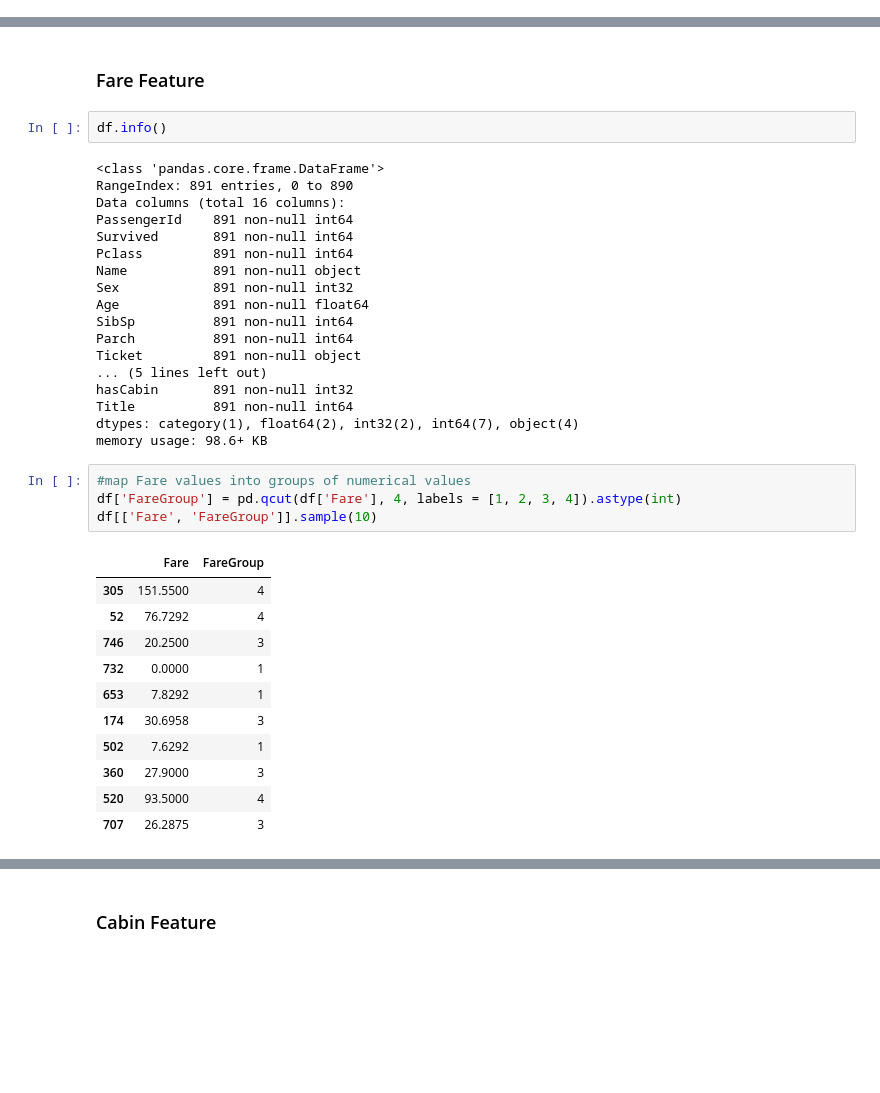
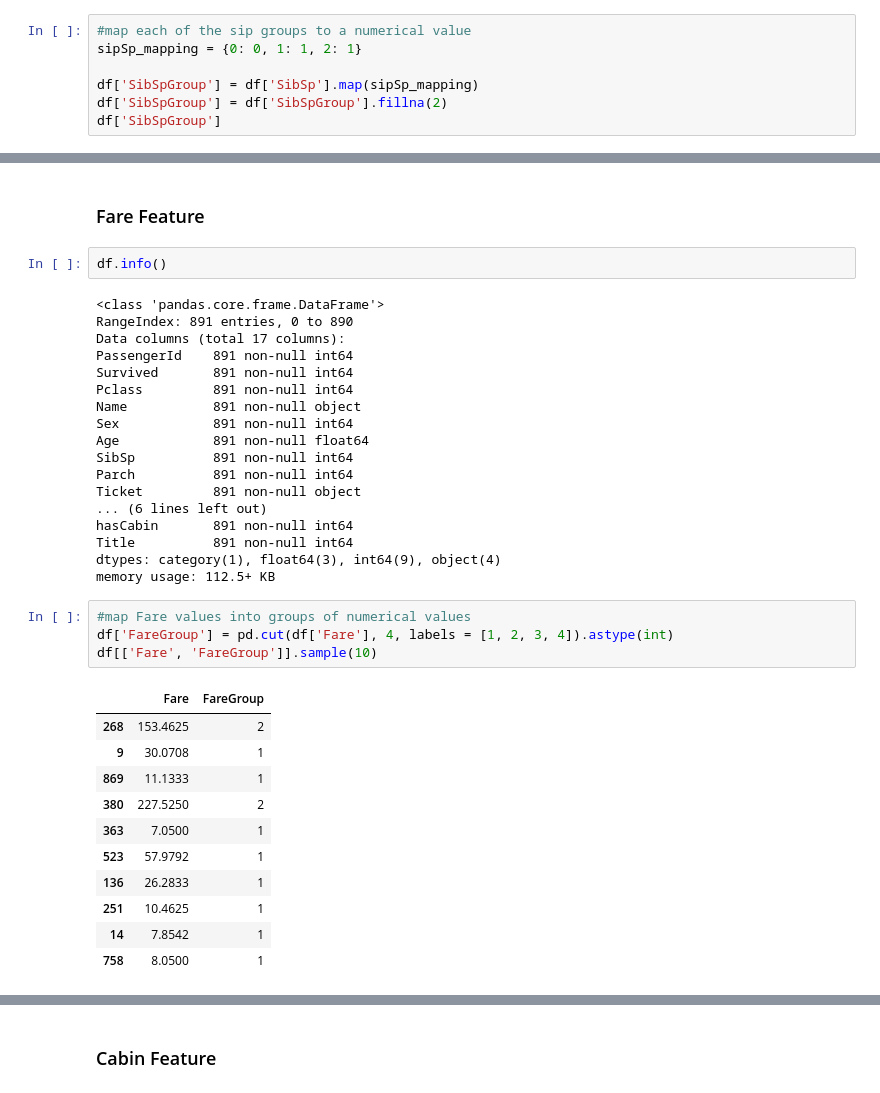
Before and after one commit to toon159/INT638, a Jupyter notebook: INT638.ipynb, the cells around one changed output, grey strips where cells are left out. Drawn from its saved outputs; the diff is of its cells as text; blank space fills up the shorter version.

```diff
--- a/INT638.ipynb
+++ b/INT638.ipynb
@@ -223,0 +224,7 @@ sns.barplot(df['SibSp'], df['Survived'], data=df)
+# %%
+#map each of the sip groups to a numerical value
+sipSp_mapping = {0: 0, 1: 1, 2: 1}
+
+df['SibSpGroup'] = df['SibSp'].map(sipSp_mapping)
+df['SibSpGroup'] = df['SibSpGroup'].fillna(2)
+df['SibSpGroup']
@@ -478,37 +514,37 @@ df.info()
 # %% [output]
 <class 'pandas.core.frame.DataFrame'>
 RangeIndex: 891 entries, 0 to 890
-Data columns (total 16 columns):
+Data columns (total 17 columns):
 PassengerId    891 non-null int64
 Survived       891 non-null int64
 Pclass         891 non-null int64
 Name           891 non-null object
-Sex            891 non-null int32
+Sex            891 non-null int64
 Age            891 non-null float64
 SibSp          891 non-null int64
 Parch          891 non-null int64
 Ticket         891 non-null object
-... (5 lines left out)
-hasCabin       891 non-null int32
+... (6 lines left out)
+hasCabin       891 non-null int64
 Title          891 non-null int64
-dtypes: category(1), float64(2), int32(2), int64(7), object(4)
-memory usage: 98.6+ KB
+dtypes: category(1), float64(3), int64(9), object(4)
+memory usage: 112.5+ KB
 # %%
 #map Fare values into groups of numerical values
-df['FareGroup'] = pd.qcut(df['Fare'], 4, labels = [1, 2, 3, 4]).astype(int)
+df['FareGroup'] = pd.cut(df['Fare'], 4, labels = [1, 2, 3, 4]).astype(int)
 df[['Fare', 'FareGroup']].sample(10)
 # %% [output]
 |  | Fare | FareGroup |
-| 305 | 151.5500 | 4 |
-| 52 | 76.7292 | 4 |
-| 746 | 20.2500 | 3 |
-| 732 | 0.0000 | 1 |
-| 653 | 7.8292 | 1 |
-| 174 | 30.6958 | 3 |
-| 502 | 7.6292 | 1 |
-| 360 | 27.9000 | 3 |
-| 520 | 93.5000 | 4 |
-| 707 | 26.2875 | 3 |
+| 268 | 153.4625 | 2 |
+| 9 | 30.0708 | 1 |
+| 869 | 11.1333 | 1 |
+| 380 | 227.5250 | 2 |
+| 363 | 7.0500 | 1 |
+| 523 | 57.9792 | 1 |
+| 136 | 26.2833 | 1 |
+| 251 | 10.4625 | 1 |
+| 14 | 7.8542 | 1 |
+| 758 | 8.0500 | 1 |
 # %%
 df.info()
 # %% [output]
```
Also changed, not shown: parts of 57 cells of this notebook.
